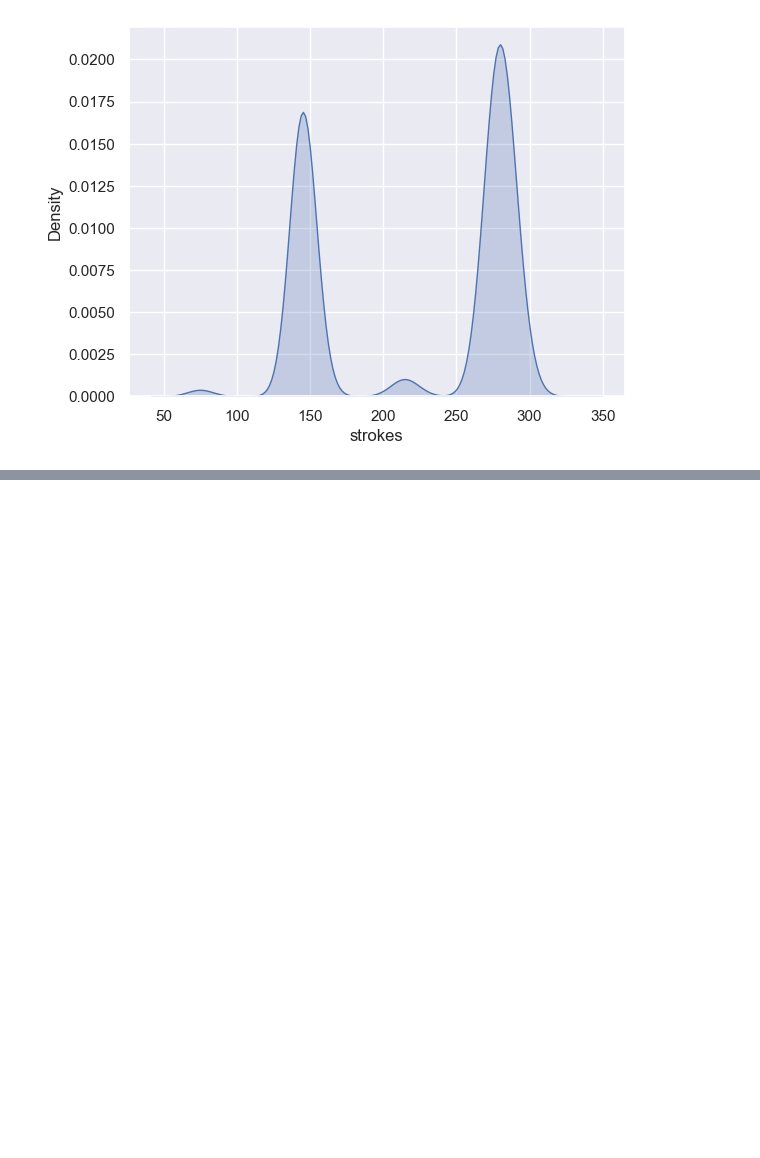
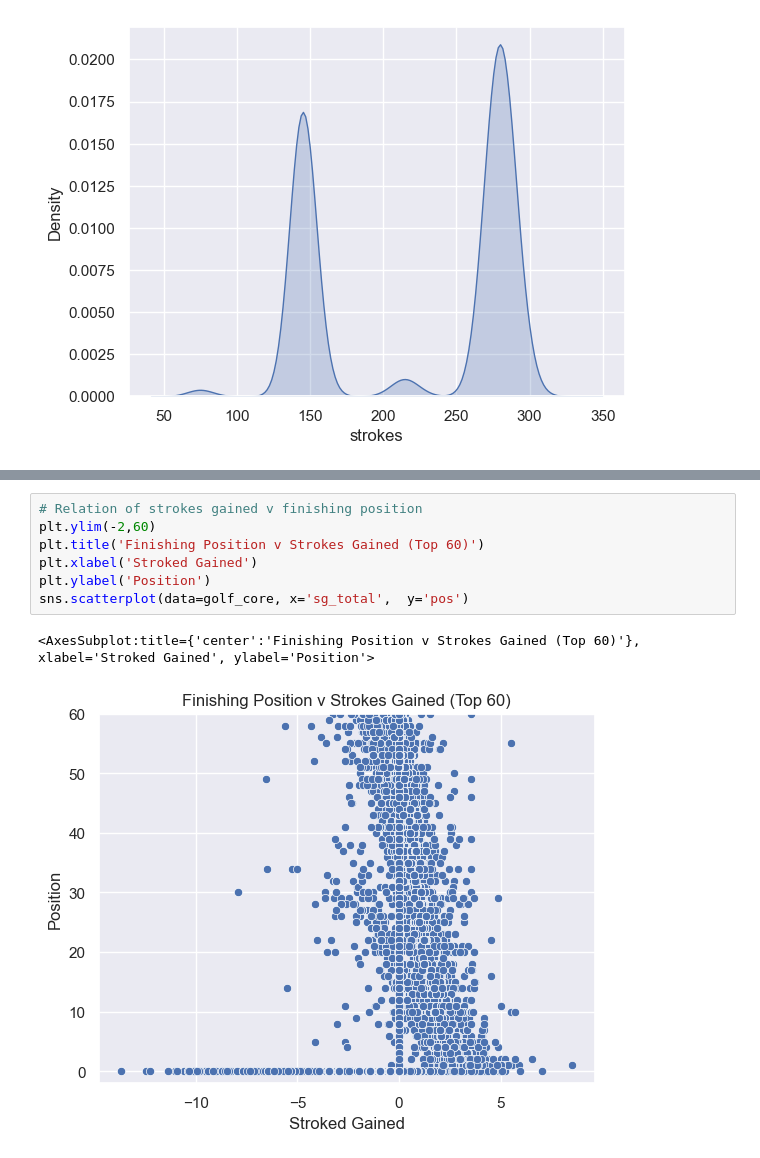
Before and after one commit to darkmillon/UCDPA_Mark_Dillon, a Jupyter notebook: UCAPA_MarkDillon.ipynb, the cells around one changed output, grey strips where cells are left out. Saved outputs shown, nothing was run; the diff lists cells and outputs as text; blank space fills up the shorter version.

```diff
--- a/UCAPA_MarkDillon.ipynb
+++ b/UCAPA_MarkDillon.ipynb
@@ -526,0 +573,10 @@ sns.kdeplot(data=golf_core['strokes'], shade=True)
+# %%
+# Relation of strokes gained v finishing position
+plt.ylim(-2,60)
+plt.title('Finishing Position v Strokes Gained (Top 60)')
+plt.xlabel('Stroked Gained')
+plt.ylabel('Position')
+sns.scatterplot(data=golf_core, x='sg_total',  y='pos')
+# %% [output]
+<AxesSubplot:title={'center':'Finishing Position v Strokes Gained (Top 60)'}, xlabel='Stroked Gained', ylabel='Position'>
+[figure, added]
```
Also changed, not shown: parts of 10 cells of this notebook.
